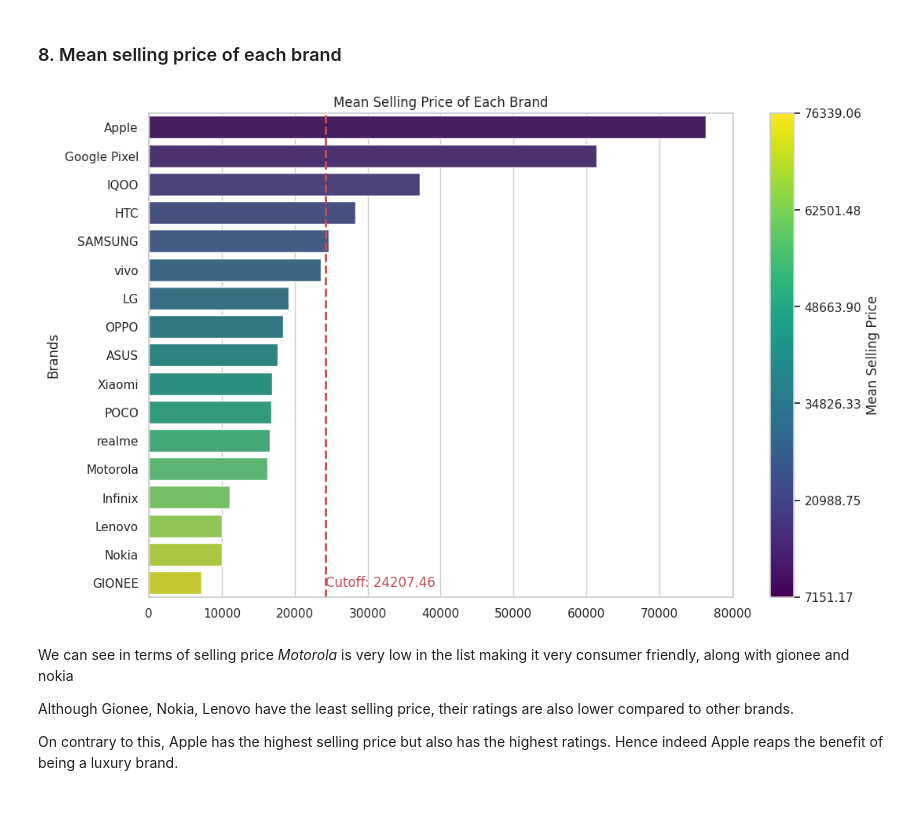
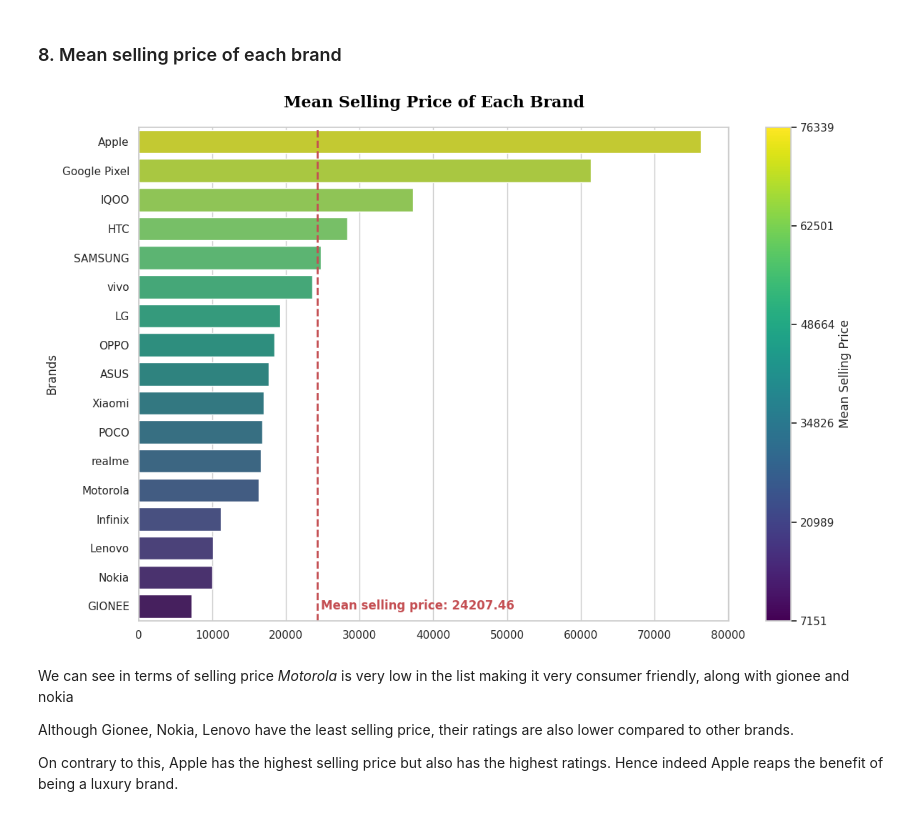
Before and after one commit to Vahsir7/EDA, a Jupyter notebook: mobile_sales/analysis.ipynb, the cells around one changed output. Drawn from its saved outputs; the diff is of its cells as text; code cells hidden in the pictures.

```diff
--- a/mobile_sales/analysis.ipynb
+++ b/mobile_sales/analysis.ipynb
@@ -609,38 +609,39 @@ Mean_agg_saleprice = Mean_agg_saleprice['Selling Price'].sort_values(ascending=F
 # Calculate the cutoff value
 cutoff_value = Mean_agg_saleprice.mean()  # Set your cutoff value
 
 # Set the style for seaborn
 sns.set_theme(style="whitegrid")
 
 # Set up the matplotlib figure
 plt.figure(figsize=(12, 8))
 
 # Title of the plot
-plt.title("Mean Selling Price of Each Brand")
+plt.title("Mean Selling Price of Each Brand", pad=20 , loc="center" ,fontdict={'family':'serif', 'color':'Black', 'weight':'bold', 'size': 16, 'stretch':'expanded'})
 
 # Create the horizontal bar plot
-custom_palette = sns.color_palette("viridis", len(Mean_agg_saleprice))
+custom_palette = sns.color_palette("viridis", len(Mean_agg_saleprice))[::-1]
 sns.barplot(y=Mean_agg_saleprice.index, x=Mean_agg_saleprice.values, palette=custom_palette, hue=Mean_agg_saleprice.index, dodge=False, legend=False)
 
 # Draw the cutoff line
 plt.axvline(x=cutoff_value, color='r', linestyle='--', linewidth=2)
 
 # Optionally, add a label for the cutoff line
-plt.text(cutoff_value, len(Mean_agg_saleprice) - 1, f'Cutoff: {cutoff_value:.2f}', color='r', va='center')
+plt.text(cutoff_value+500, len(Mean_agg_saleprice) - 1, f'Mean selling price: {cutoff_value:.2f}', color='r', va='center', fontsize=12, weight='bold')
 
 # Add a color bar
 norm = plt.Normalize(Mean_agg_saleprice.min(), Mean_agg_saleprice.max())
 sm = plt.cm.ScalarMappable(cmap='viridis', norm=norm)
 sm.set_array([])
 cbar = plt.colorbar(sm, ax=plt.gca())
 cbar.set_label('Mean Selling Price')
 cbar.set_ticks(np.linspace(Mean_agg_saleprice.min(), Mean_agg_saleprice.max(), 6))
-cbar.set_ticklabels([f'{x:.2f}' for x in np.linspace(Mean_agg_saleprice.min(), Mean_agg_saleprice.max(), 6)])
+cbar.set_ticklabels([f'{round(x)}' for x in np.linspace(Mean_agg_saleprice.min(), Mean_agg_saleprice.max(), 6)])
 
 # Show the plot
+plt.tight_layout()
 plt.show()
 # %% [output]
-[figure, old version]
+[figure, new version]
 # %% [markdown]
 We can see in terms of selling price *Motorola* is very low in the list making it very consumer friendly, along with gionee and nokia
 
```
Also changed, not shown: parts of 13 cells of this notebook.
